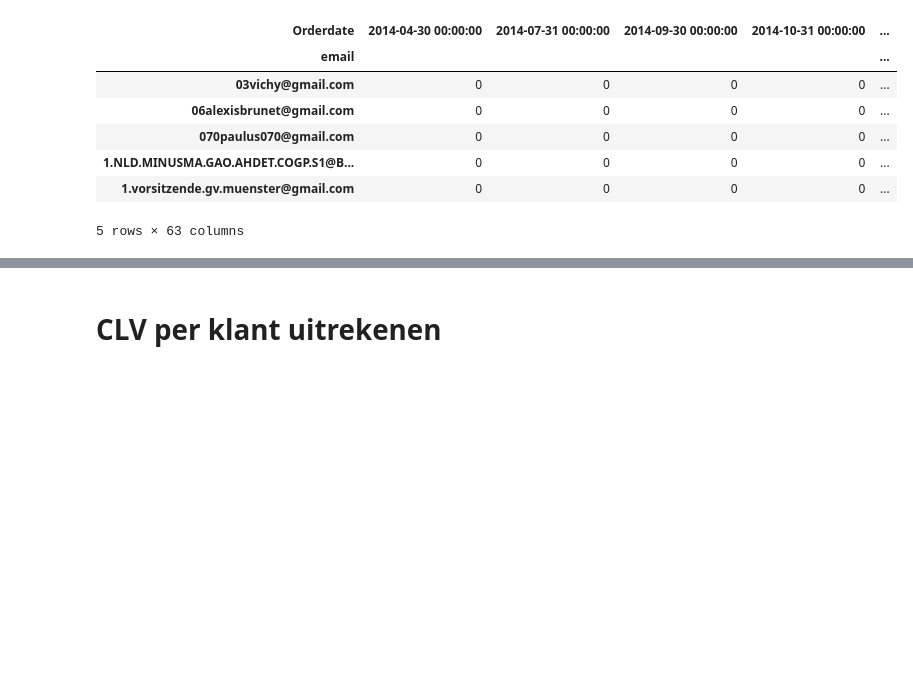
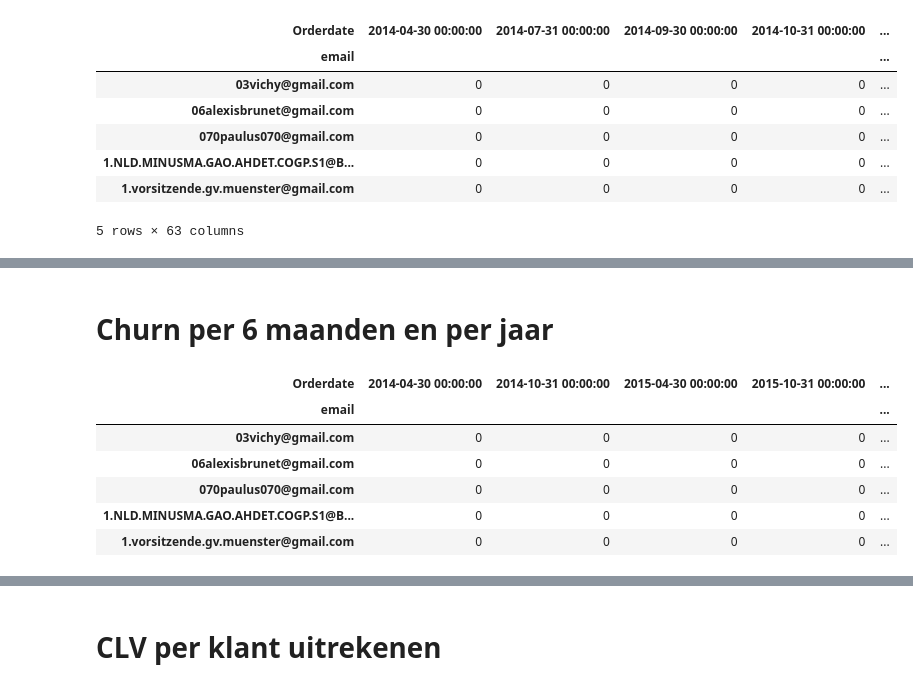
Before and after one commit to iwb-digital-growth-agency/python, a Jupyter notebook: CLV_Maxilia - nieuwe data set.ipynb, the cells around one changed output, grey strips where cells are left out. Cells and saved outputs as stored; diff of their text form; code cells hidden in the pictures; blank space fills up the shorter version.

```diff
--- a/CLV_Maxilia - nieuwe data set.ipynb
+++ b/CLV_Maxilia - nieuwe data set.ipynb
@@ -263,0 +276,20 @@ df_churn.head()
+# %% [markdown]
+# Churn per 6 maanden en per jaar
+# %%
+df_6_months = df_month.pivot_table(
+    index=['email'],
+    columns=pd.Grouper(freq='6M'),
+    values='OrderID',
+    aggfunc='count',
+    fill_value=0
+)
+
+df_6_months.head()
+# %% [output]
+| Orderdate | 2014-04-30 00:00:00 | 2014-10-31 00:00:00 | 2015-04-30 00:00:00 | 2015-10-31 00:00:00 | ... |
+| email |  |  |  |  | ... |
+| 03vichy@gmail.com | 0 | 0 | 0 | 0 | ... |
+| 06alexisbrunet@gmail.com | 0 | 0 | 0 | 0 | ... |
+| 070paulus070@gmail.com | 0 | 0 | 0 | 0 | ... |
+| 1.NLD.MINUSMA.GAO.AHDET.COGP.S1@B... | 0 | 0 | 0 | 0 | ... |
+| 1.vorsitzende.gv.muenster@gmail.com | 0 | 0 | 0 | 0 | ... |
```
Also changed, not shown: parts of 8 cells of this notebook, 3 other files.
